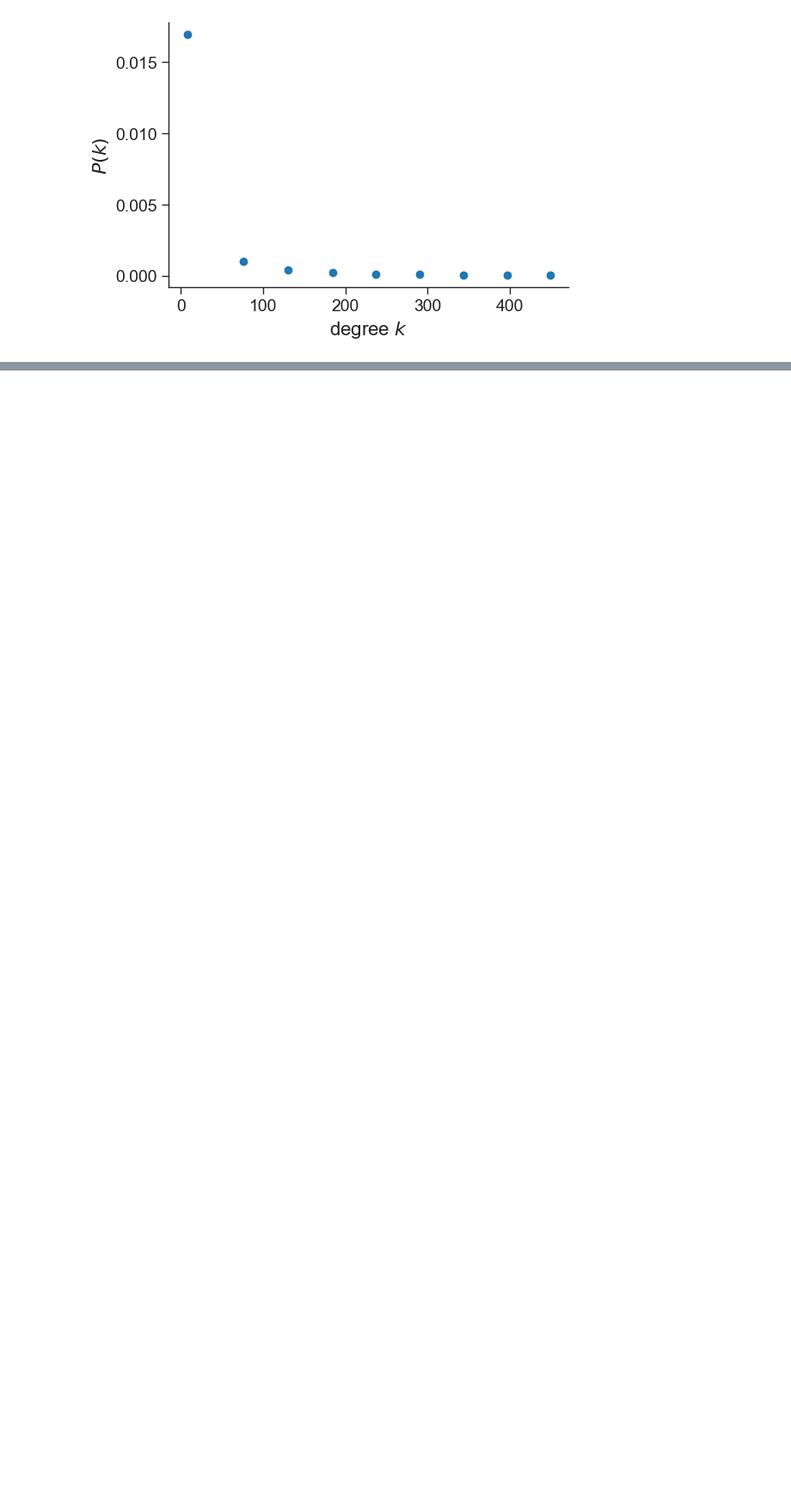
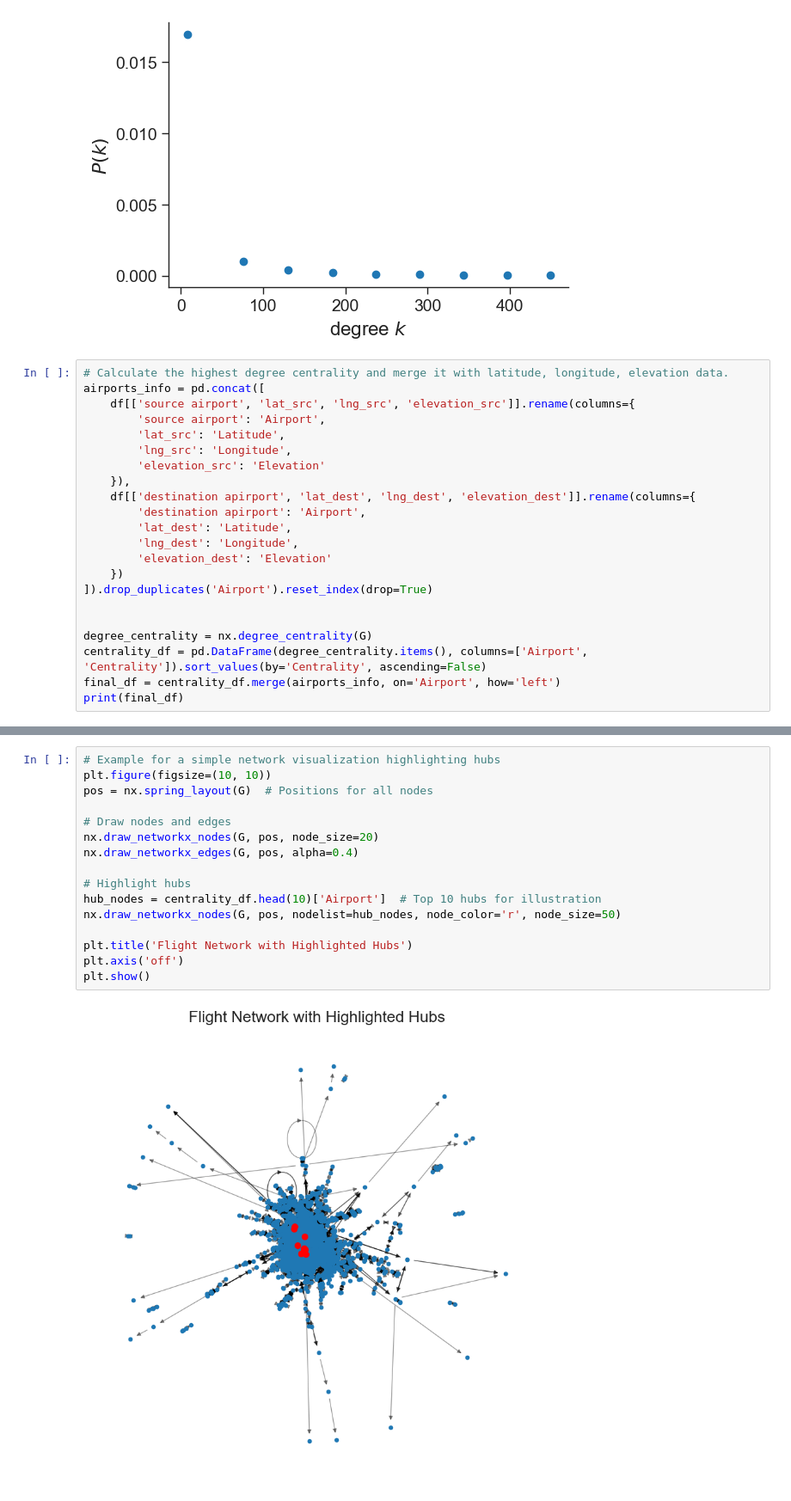
Before and after one commit to HAPPYSACKS/CPSC572Project, a Jupyter notebook: airroutenetwork.ipynb, the cells around one changed output, grey strips where cells are left out. Shown: that part at 86% size. Saved outputs shown, nothing was run; the diff lists cells and outputs as text; blank space fills up the shorter version.

```diff
--- a/airroutenetwork.ipynb
+++ b/airroutenetwork.ipynb
@@ -182,3 +190,25 @@ ax.xaxis.set_ticks_position('bottom')
 plt.show()
 # %% [output]
 [figure]
+# %%
+# Calculate the highest degree centrality and merge it with latitude, longitude, elevation data.
+airports_info = pd.concat([
+    df[['source airport', 'lat_src', 'lng_src', 'elevation_src']].rename(columns={
+        'source airport': 'Airport',
+        'lat_src': 'Latitude',
+        'lng_src': 'Longitude',
+        'elevation_src': 'Elevation'
+    }),
+    df[['destination apirport', 'lat_dest', 'lng_dest', 'elevation_dest']].rename(columns={
+        'destination apirport': 'Airport',
+        'lat_dest': 'Latitude',
+        'lng_dest': 'Longitude',
+        'elevation_dest': 'Elevation'
+    })
+]).drop_duplicates('Airport').reset_index(drop=True)
+
+
+degree_centrality = nx.degree_centrality(G)
+centrality_df = pd.DataFrame(degree_centrality.items(), columns=['Airport', 'Centrality']).sort_values(by='Centrality', ascending=False)
+final_df = centrality_df.merge(airports_info, on='Airport', how='left')
+print(final_df)
@@ -184,0 +230,18 @@ plt.show()
+# %%
+# Example for a simple network visualization highlighting hubs
+plt.figure(figsize=(10, 10))
+pos = nx.spring_layout(G)  # Positions for all nodes
+
+# Draw nodes and edges
+nx.draw_networkx_nodes(G, pos, node_size=20)
+nx.draw_networkx_edges(G, pos, alpha=0.4)
+
+# Highlight hubs
+hub_nodes = centrality_df.head(10)['Airport']  # Top 10 hubs for illustration
+nx.draw_networkx_nodes(G, pos, nodelist=hub_nodes, node_color='r', node_size=50)
+
+plt.title('Flight Network with Highlighted Hubs')
+plt.axis('off')
+plt.show()
+# %% [output]
+[figure, added]
```
Also changed, not shown: parts of 5 cells of this notebook, 1 other file.
